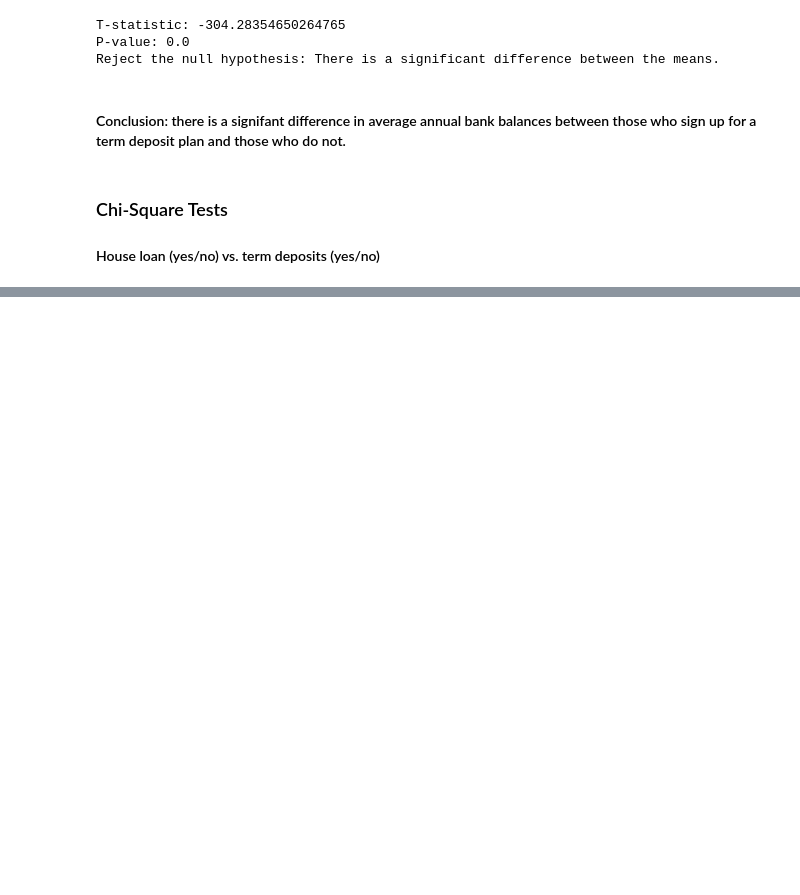
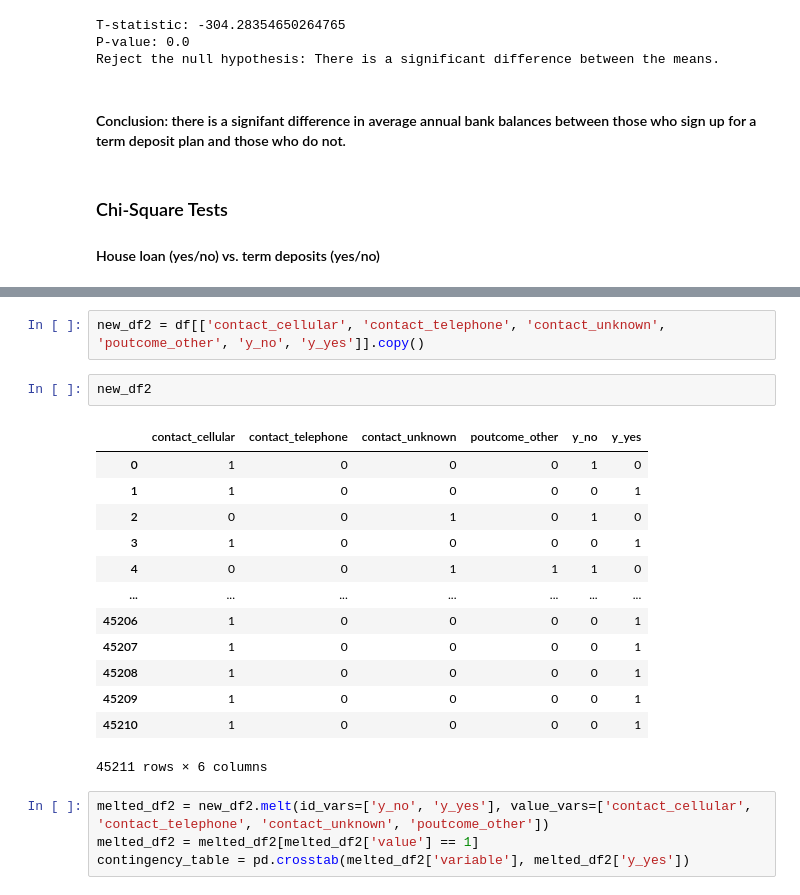
Before and after one commit to briggyx/bank_marketing_analysis, a Jupyter notebook: src/hypothesis_tests.ipynb, the cells around one changed output, grey strips where cells are left out. Drawn from its saved outputs; the diff is of its cells as text; blank space fills up the shorter version.

```diff
--- a/src/hypothesis_tests.ipynb
+++ b/src/hypothesis_tests.ipynb
@@ -161,0 +321,22 @@ Reject the null hypothesis: There is a significant difference between the means.
+# %%
+new_df2 = df[['contact_cellular', 'contact_telephone', 'contact_unknown', 'poutcome_other', 'y_no', 'y_yes']].copy()
+# %%
+new_df2
+# %% [output]
+|  | contact_cellular | contact_telephone | contact_unknown | poutcome_other | y_no | y_yes |
+| 0 | 1 | 0 | 0 | 0 | 1 | 0 |
+| 1 | 1 | 0 | 0 | 0 | 0 | 1 |
+| 2 | 0 | 0 | 1 | 0 | 1 | 0 |
+| 3 | 1 | 0 | 0 | 0 | 0 | 1 |
+| 4 | 0 | 0 | 1 | 1 | 1 | 0 |
+| ... | ... | ... | ... | ... | ... | ... |
+| 45206 | 1 | 0 | 0 | 0 | 0 | 1 |
+| 45207 | 1 | 0 | 0 | 0 | 0 | 1 |
+| 45208 | 1 | 0 | 0 | 0 | 0 | 1 |
+| 45209 | 1 | 0 | 0 | 0 | 0 | 1 |
+| 45210 | 1 | 0 | 0 | 0 | 0 | 1 |
+45211 rows × 6 columns
+# %%
+melted_df2 = new_df2.melt(id_vars=['y_no', 'y_yes'], value_vars=['contact_cellular', 'contact_telephone', 'contact_unknown', 'poutcome_other'])
+melted_df2 = melted_df2[melted_df2['value'] == 1]
+contingency_table = pd.crosstab(melted_df2['variable'], melted_df2['y_yes'])
```
Also changed, not shown: parts of 38 cells of this notebook, 1 other file.
